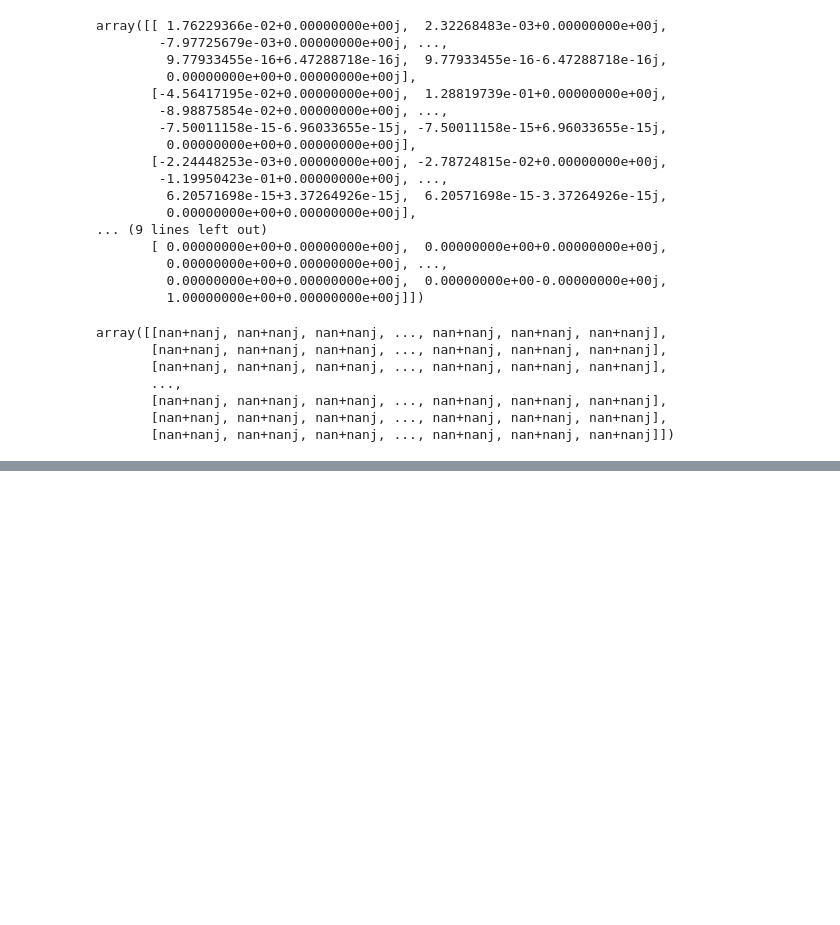
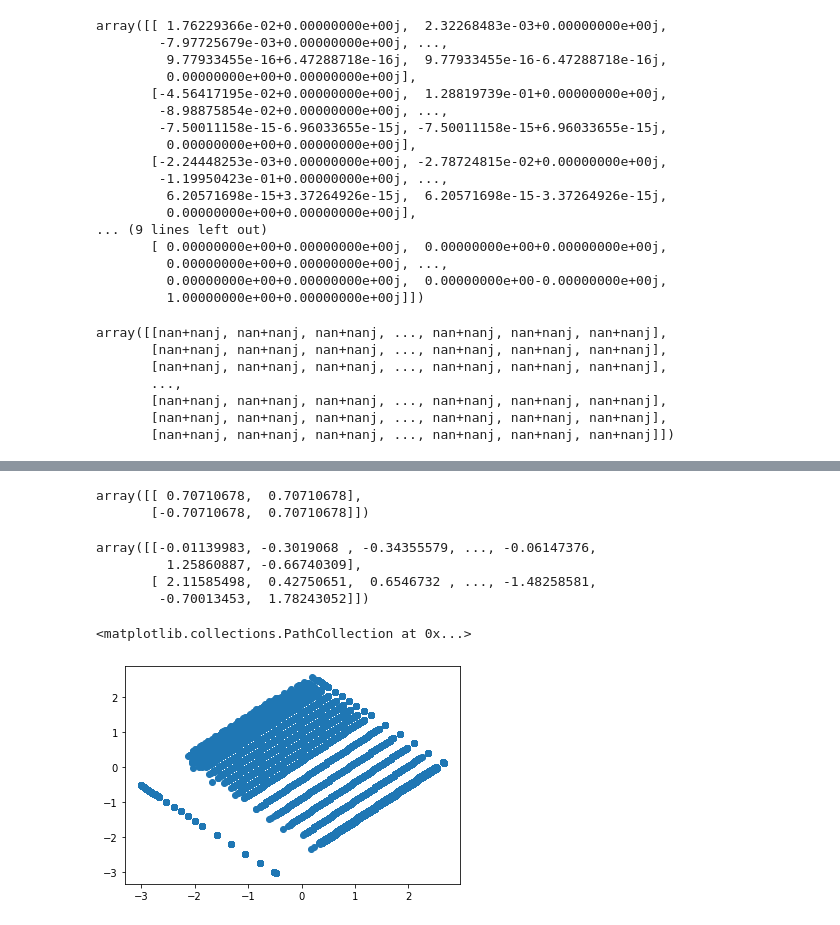
Before and after one commit to ekoly/DS-Unit-1-Sprint-3-Linear-Algebra, a Jupyter notebook: module3-dimensionality-reduction/LS_DS_133_High_Dimensional_Data_Assignment.ipynb, the cells around one changed output, grey strips where cells are left out. Drawn from its saved outputs; the diff is of its cells as text; code cells hidden in the pictures; blank space fills up the shorter version.

```diff
--- a/module3-dimensionality-reduction/LS_DS_133_High_Dimensional_Data_Assignment.ipynb
+++ b/module3-dimensionality-reduction/LS_DS_133_High_Dimensional_Data_Assignment.ipynb
@@ -369,3 +369,12 @@ array([[nan+nanj, nan+nanj, nan+nanj, ..., nan+nanj, nan+nanj, nan+nanj],
        [nan+nanj, nan+nanj, nan+nanj, ..., nan+nanj, nan+nanj, nan+nanj],
        [nan+nanj, nan+nanj, nan+nanj, ..., nan+nanj, nan+nanj, nan+nanj],
        [nan+nanj, nan+nanj, nan+nanj, ..., nan+nanj, nan+nanj, nan+nanj]])
+# %%
+# clearly not right. Try again with limited number of columns
+limited = national_processed[["AGE1", "BUILT"]]
+# %%
+means = np.mean(limited)
+centered = limited-means
+stdevs = np.std(centered)
+standardized = centered / stdevs
+standardized.head()
@@ -372,3 +388,23 @@ array([[nan+nanj, nan+nanj, nan+nanj, ..., nan+nanj, nan+nanj, nan+nanj],
+# %%
+covariance = standardized.cov()
+values, vectors = np.linalg.eig(covariance)
+vectors
+# %% [output]
+array([[ 0.70710678,  0.70710678],
+       [-0.70710678,  0.70710678]])
+# %%
+P = vectors.T.dot(standardized.T)
+P
+# %% [output]
+array([[-0.01139983, -0.3019068 , -0.34355579, ..., -0.06147376,
+         1.25860887, -0.66740309],
+       [ 2.11585498,  0.42750651,  0.6546732 , ..., -1.48258581,
+        -0.70013453,  1.78243052]])
+# %%
+plt.scatter(*P)
+# %% [output]
+<matplotlib.collections.PathCollection at 0x...>
+[figure, added]
 # %% [markdown]
 # Stretch Goals
 
```
Also changed, not shown: parts of 1 cell of this notebook.
